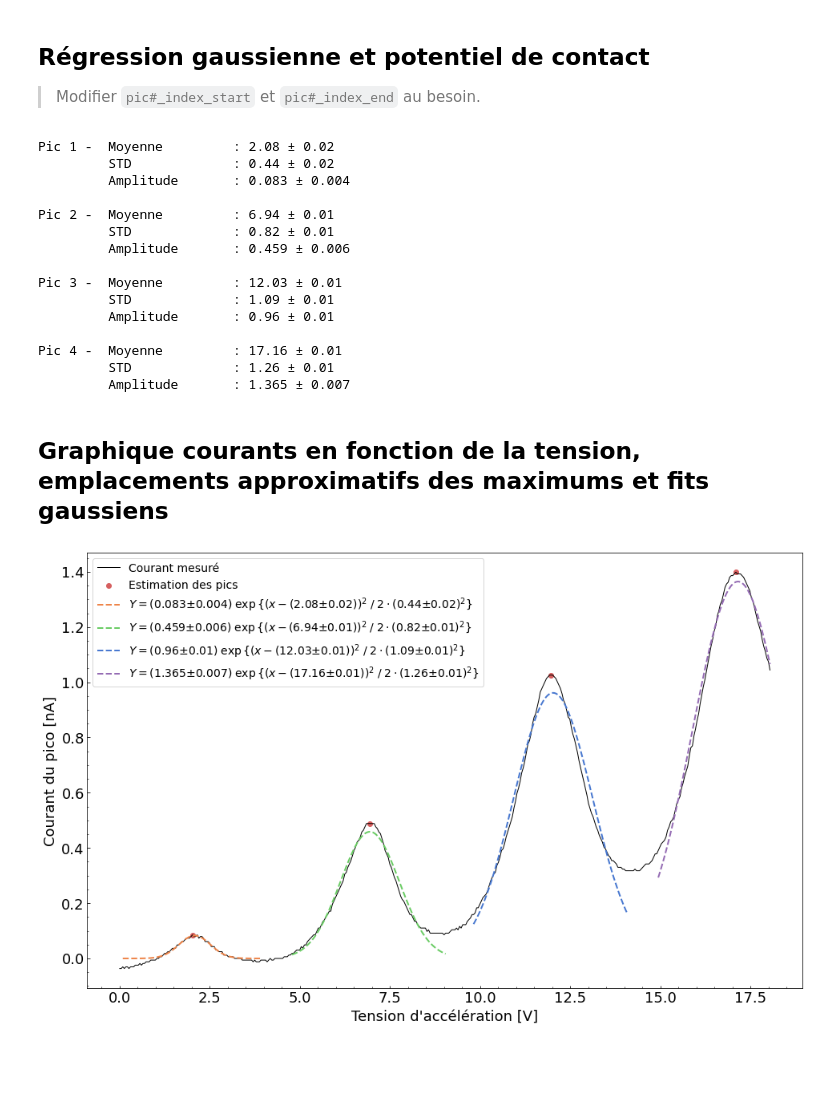
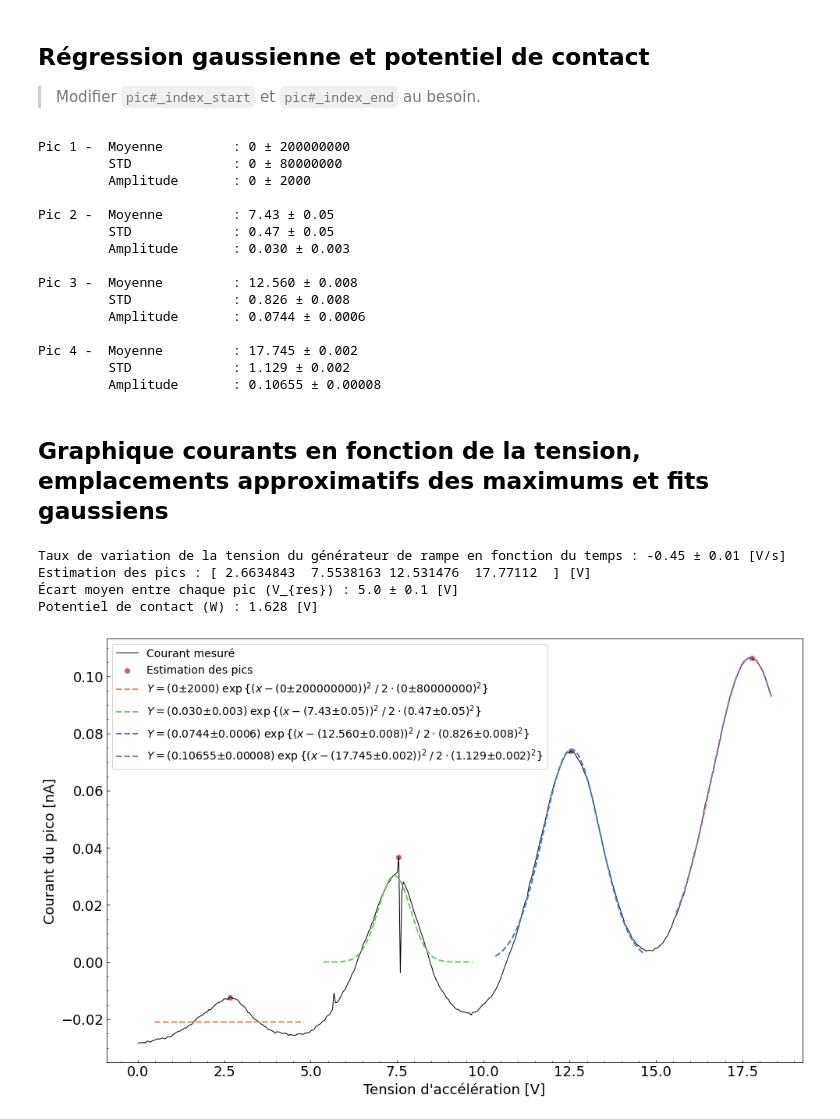
Before and after one commit to GeremyMichaud/PHY-3002-Frank-et-Hertz, a Jupyter notebook: analyse_courbe_excitation_electronique_simple.ipynb, the cells around one changed output. Drawn from its saved outputs; the diff is of its cells as text; code cells hidden in the pictures; blank space fills up the shorter version.

```diff
--- a/analyse_courbe_excitation_electronique_simple.ipynb
+++ b/analyse_courbe_excitation_electronique_simple.ipynb
@@ -42,9 +43,9 @@ sns.color_palette("muted")
 ## Copie de l'analyse légère pour un pic
 > Mettre les valeurs extraites à la place de `exemples_de_fichiers\exemple_de_donnees.csv`
 # %%
-file_name = os.path.join("exemples_de_fichiers", "exemple_de_donnees.csv")
+file_name = os.path.join("data", "Montage_B_step6.2.csv")
 valeurs_en_array = lire_csv_a_3_colonnes(file_name, 9)
-valeurs_cropped_debutant_par_t0 = crop_pour_conserver_que_la_partie_avec_rampe(valeurs_en_array, 2, 0.02, 0.1)
+valeurs_cropped_debutant_par_t0 = crop_pour_conserver_que_la_partie_avec_rampe(valeurs_en_array, 2, 0.05, 0.1)
 
 debut = min(valeurs_cropped_debutant_par_t0[:,0])
 valeurs_cropped_debutant_par_t0[:,0]-=debut
@@ -66,7 +67,7 @@ liste_des_indexes_des_pics = liste_des_indexes_des_pics
 ## Régression gaussienne et potentiel de contact
 > Modifier `pic#_index_start` et `pic#_index_end` au besoin.
 # %%
-pic1_index_start, pic1_index_end = liste_des_indexes_des_pics[0]-45, liste_des_indexes_des_pics[0]+45
+pic1_index_start, pic1_index_end = liste_des_indexes_des_pics[0]-50, liste_des_indexes_des_pics[0]+50
 peak1 = gaussian_fit(valeurs_avec_bonnes_unites[pic1_index_start:pic1_index_end,0], valeurs_avec_bonnes_unites[pic1_index_start:pic1_index_end,1],
                     valeurs_avec_bonnes_unites_determination_des_pics[0,1], valeurs_avec_bonnes_unites_determination_des_pics[0,0], 1)
 
@@ -107,21 +108,21 @@ print(f"Pic 4 -\t Moyenne \t : {rounding_peaks(peak4)[1]}\n",
 #       Pic 3: Moyenne: 12.00 ± 0.01 STD: 1.09 ± 0.01 Amplitude: 0.96 ± 0.01
 #       Pic 4: Moyenne: 17.14 ± 0.01 STD: 1.26 ± 0.01 Amplitude: 1.365 ± 0.007
 # %% [output]
-Pic 1 -  Moyenne         : 2.08 ± 0.02
-         STD             : 0.44 ± 0.02
-         Amplitude       : 0.083 ± 0.004
+Pic 1 -  Moyenne         : 0 ± 200000000
+         STD             : 0 ± 80000000
+         Amplitude       : 0 ± 2000
 
-Pic 2 -  Moyenne         : 6.94 ± 0.01
-         STD             : 0.82 ± 0.01
-         Amplitude       : 0.459 ± 0.006
+Pic 2 -  Moyenne         : 7.43 ± 0.05
+         STD             : 0.47 ± 0.05
+         Amplitude       : 0.030 ± 0.003
 
-Pic 3 -  Moyenne         : 12.03 ± 0.01
-         STD             : 1.09 ± 0.01
-         Amplitude       : 0.96 ± 0.01
+Pic 3 -  Moyenne         : 12.560 ± 0.008
+         STD             : 0.826 ± 0.008
+         Amplitude       : 0.0744 ± 0.0006
 
-Pic 4 -  Moyenne         : 17.16 ± 0.01
-         STD             : 1.26 ± 0.01
-         Amplitude       : 1.365 ± 0.007
+Pic 4 -  Moyenne         : 17.745 ± 0.002
+         STD             : 1.129 ± 0.002
+         Amplitude       : 0.10655 ± 0.00008
 # %% [markdown]
 ## Graphique courants en fonction de la tension, emplacements approximatifs des maximums et fits gaussiens
 # %%
@@ -141,6 +142,17 @@ def get_file_names(self):
         print(f"Error accessing folder: {e}")
         return []
 # %%
+ecarts = np.diff(valeurs_avec_bonnes_unites[liste_des_indexes_des_pics, 0])
+ecart_std = np.std(ecarts)
+ecart_moyen = np.mean(ecarts)
+tension_u1 = 4.0
+tension_u2 = valeurs_avec_bonnes_unites[liste_des_indexes_des_pics, 0][0]
+potentiel_contact = tension_u1 + tension_u2 - ecart_moyen
+print(f"Taux de variation de la tension du générateur de rampe en fonction du temps : {round(facteur_valeur, facteur_incertitude)} [V/s]")
+print(f"Estimation des pics : {valeurs_avec_bonnes_unites[liste_des_indexes_des_pics, 0]} [V]")
+print(f"Écart moyen entre chaque pic (V_{{res}}) : {round(ecart_moyen, ecart_std)} [V]")
+print(f"Potentiel de contact (W) : {round(potentiel_contact, decimals=3)} [V]")
+
 plt.figure(figsize=(16,10))
 
 # Tracer les données de courant en fonction de la tension
@@ -157,31 +169,35 @@ plt.plot(valeurs_avec_bonnes_unites[pic1_index_start:pic1_index_end,0],
           gaus(valeurs_avec_bonnes_unites[pic1_index_start:pic1_index_end,0],
           peak1[0][0], peak1[0][1], peak1[0][2]),
           label=f"$Y = ({rounding_peaks(peak1)[0]})\;\exp\{{(x-({rounding_peaks(peak1)[1]}))^2\; /\; 2\cdot({rounding_peaks(peak1)[2]})^2\}}$",
           linestyle="dashed", color=palette[1], linewidth=2)
 plt.plot(valeurs_avec_bonnes_unites[pic2_index_start:pic2_index_end,0],
           gaus(valeurs_avec_bonnes_unites[pic2_index_start:pic2_index_end,0],
           peak2[0][0], peak2[0][1], peak2[0][2]),
           label=f"$Y = ({rounding_peaks(peak2)[0]})\;\exp\{{(x-({rounding_peaks(peak2)[1]}))^2\; /\; 2\cdot({rounding_peaks(peak2)[2]})^2\}}$",
           linestyle="dashed", color=palette[2], linewidth=2)
 plt.plot(valeurs_avec_bonnes_unites[pic3_index_start:pic3_index_end,0],
           gaus(valeurs_avec_bonnes_unites[pic3_index_start:pic3_index_end,0],
           peak3[0][0], peak3[0][1], peak3[0][2]),
           label=f"$Y = ({rounding_peaks(peak3)[0]})\;\exp\{{(x-({rounding_peaks(peak3)[1]}))^2\; /\; 2\cdot({rounding_peaks(peak3)[2]})^2\}}$",
           linestyle="dashed", color=palette[0], linewidth=2)
 plt.plot(valeurs_avec_bonnes_unites[pic4_index_start:pic4_index_end,0],
           gaus(valeurs_avec_bonnes_unites[pic4_index_start:pic4_index_end,0],
           peak4[0][0], peak4[0][1], peak4[0][2]),
           label=f"$Y = ({rounding_peaks(peak4)[0]})\;\exp\{{(x-({rounding_peaks(peak4)[1]}))^2\; /\; 2\cdot({rounding_peaks(peak4)[2]})^2\}}$",
           linestyle="dashed", color=palette[4], linewidth=2)
 
 plt.xlabel("Tension d'accélération [V]")
 plt.ylabel("Courant du pico [nA]")
 plt.legend(fontsize=14)
 plt.tick_params(axis='both', which='both', direction='in')
 plt.minorticks_on()
 
 name, _ = os.path.splitext(os.path.basename(file_name))
 #plt.savefig(os.path.join(out_dir, name + ".png"))
 plt.show()
 # %% [output]
+Taux de variation de la tension du générateur de rampe en fonction du temps : -0.45 ± 0.01 [V/s]
+Estimation des pics : [ 2.6634843  7.5538163 12.531476  17.77112  ] [V]
+Écart moyen entre chaque pic (V_{res}) : 5.0 ± 0.1 [V]
+Potentiel de contact (W) : 1.628 [V]
-[figure, old version]
+[figure, new version]
```
Also changed, not shown: parts of 1 cell of this notebook, 9 other files.
